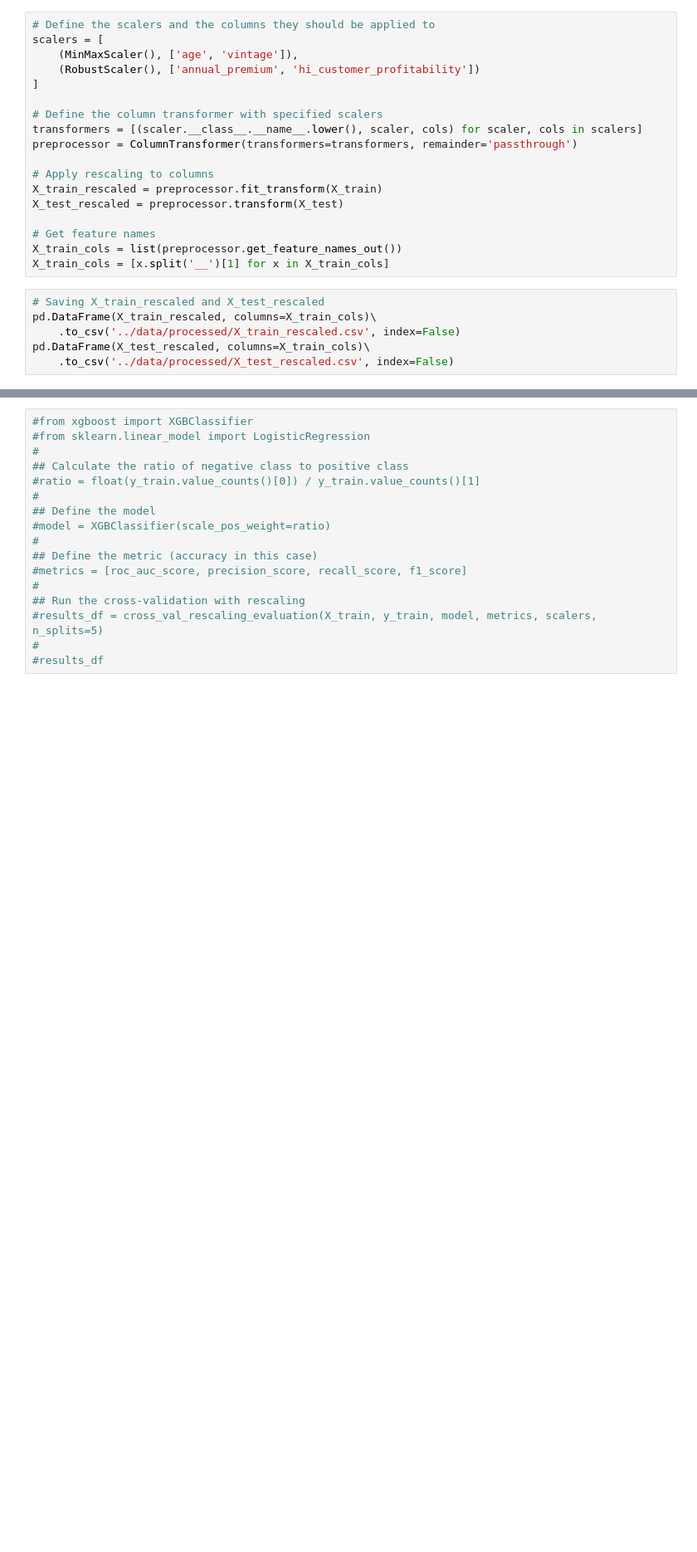
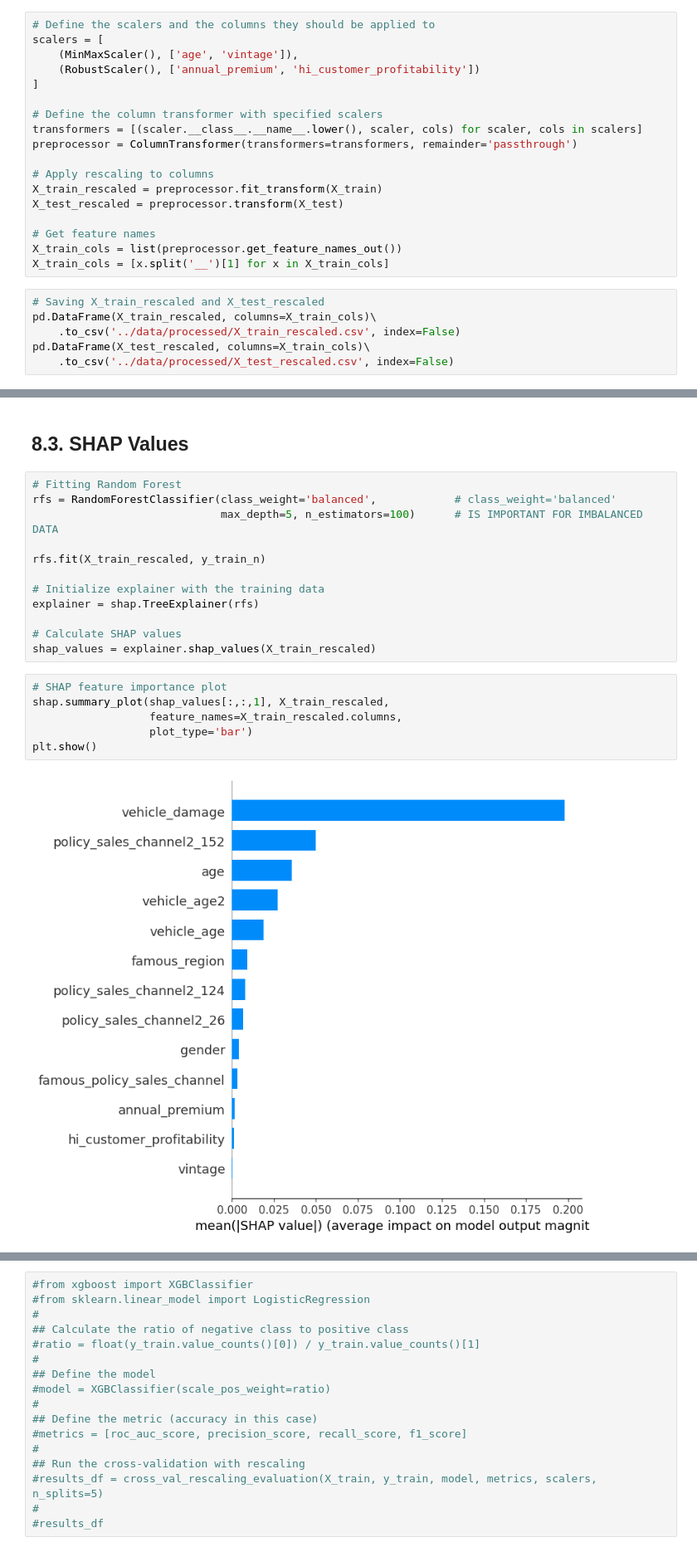
Before and after one commit to Emersonmiady/health-insurance-cross-sell, a Jupyter notebook: notebooks/hi_cs_analysis.ipynb, the cells around one changed output, grey strips where cells are left out. Shown at 83% size. Drawn from its saved outputs; the diff is of its cells as text; blank space fills up the shorter version.

```diff
--- a/notebooks/hi_cs_analysis.ipynb
+++ b/notebooks/hi_cs_analysis.ipynb
@@ -1109,0 +1189,22 @@ pd.DataFrame(X_test_rescaled, columns=X_train_cols)\
+# %% [markdown]
+## 8.3. SHAP Values
+# %%
+# Fitting Random Forest
+rfs = RandomForestClassifier(class_weight='balanced',            # class_weight='balanced'
+                             max_depth=5, n_estimators=100)      # IS IMPORTANT FOR IMBALANCED DATA
+
+rfs.fit(X_train_rescaled, y_train_n)
+
+# Initialize explainer with the training data
+explainer = shap.TreeExplainer(rfs)
+
+# Calculate SHAP values
+shap_values = explainer.shap_values(X_train_rescaled)
+# %%
+# SHAP feature importance plot
+shap.summary_plot(shap_values[:,:,1], X_train_rescaled,
+                  feature_names=X_train_rescaled.columns,
+                  plot_type='bar')
+plt.show()
+# %% [output]
+[figure, added]
```
Also changed, not shown: parts of 31 cells of this notebook, 5 other files.
